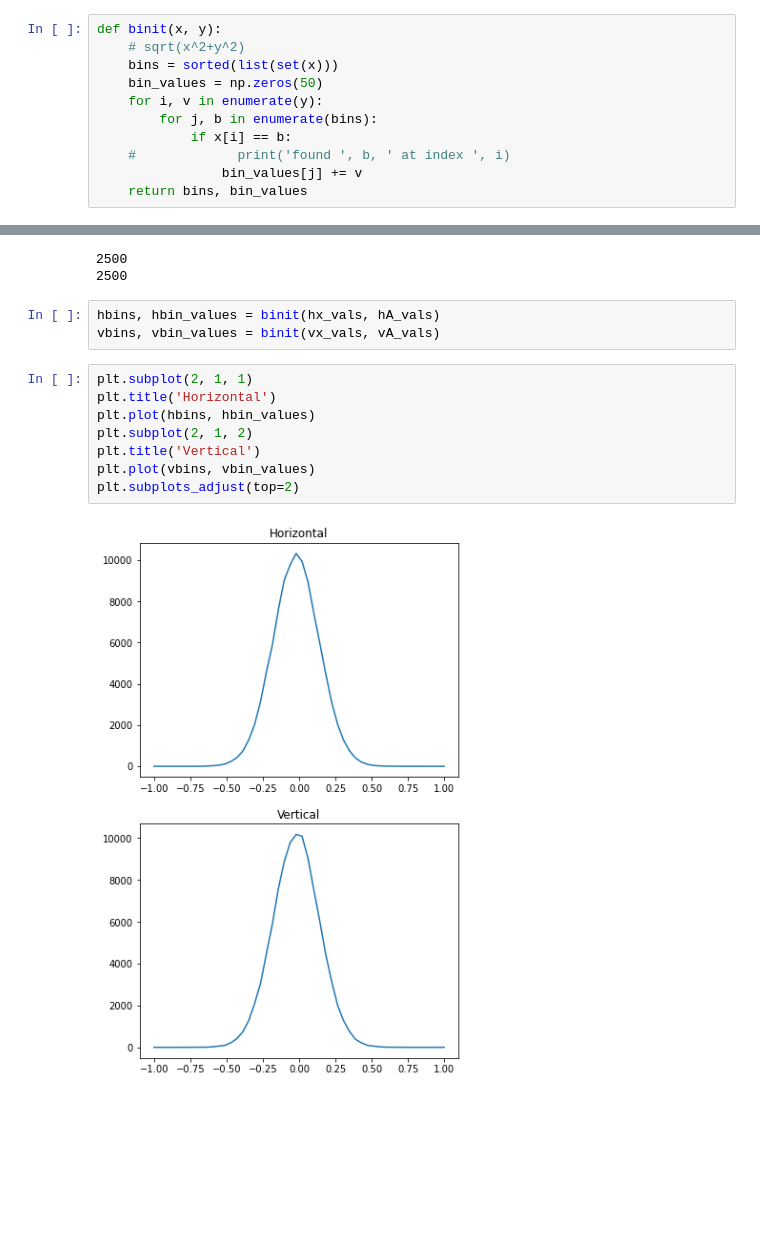
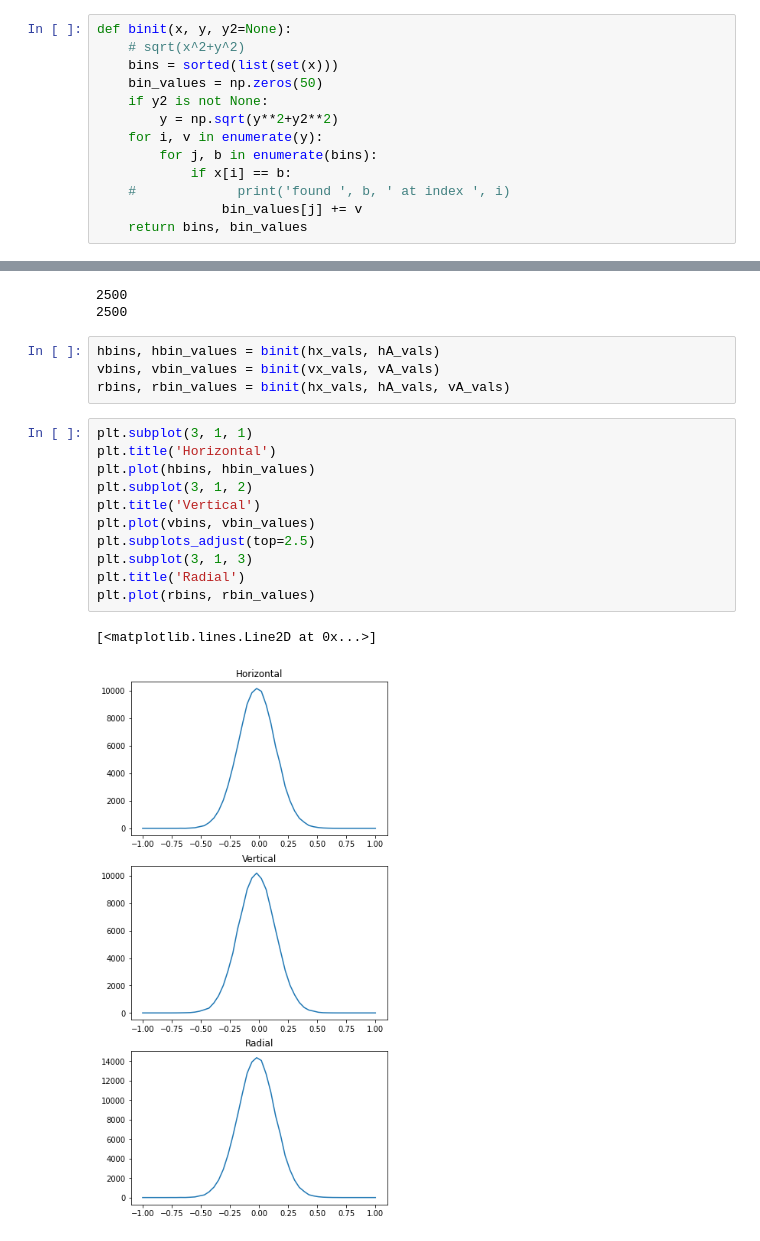
Before and after one commit to StochSS/SpatialPy, a Jupyter notebook: examples/diffusion_debug_test/diffusion_debug_test.ipynb, the cells around one changed output, grey strips where cells are left out. Saved outputs shown, nothing was run; the diff lists cells and outputs as text; blank space fills up the shorter version.

```diff
--- a/examples/diffusion_debug_test/diffusion_debug_test.ipynb
+++ b/examples/diffusion_debug_test/diffusion_debug_test.ipynb
@@ -59,10 +59,12 @@ for i,t in enumerate(result.get_timespan()):
 # %%
 import numpy as np
 # %%
-def binit(x, y):
+def binit(x, y, y2=None):
     # sqrt(x^2+y^2)
     bins = sorted(list(set(x)))
     bin_values = np.zeros(50)
+    if y2 is not None:
+        y = np.sqrt(y**2+y2**2)
     for i, v in enumerate(y):
         for j, b in enumerate(bins):
             if x[i] == b:
@@ -113,14 +121,19 @@ print(len(hA_vals))
 # %%
 hbins, hbin_values = binit(hx_vals, hA_vals)
 vbins, vbin_values = binit(vx_vals, vA_vals)
+rbins, rbin_values = binit(hx_vals, hA_vals, vA_vals)
 # %%
-plt.subplot(2, 1, 1)
+plt.subplot(3, 1, 1)
 plt.title('Horizontal')
 plt.plot(hbins, hbin_values)
-plt.subplot(2, 1, 2)
+plt.subplot(3, 1, 2)
 plt.title('Vertical')
 plt.plot(vbins, vbin_values)
-plt.subplots_adjust(top=2)
+plt.subplots_adjust(top=2.5)
+plt.subplot(3, 1, 3)
+plt.title('Radial')
+plt.plot(rbins, rbin_values)
 # %% [output]
+[<matplotlib.lines.Line2D at 0x...>]
-[figure, old version]
+[figure, new version]
 # %%
```
Also changed, not shown: parts of 5 cells of this notebook.
